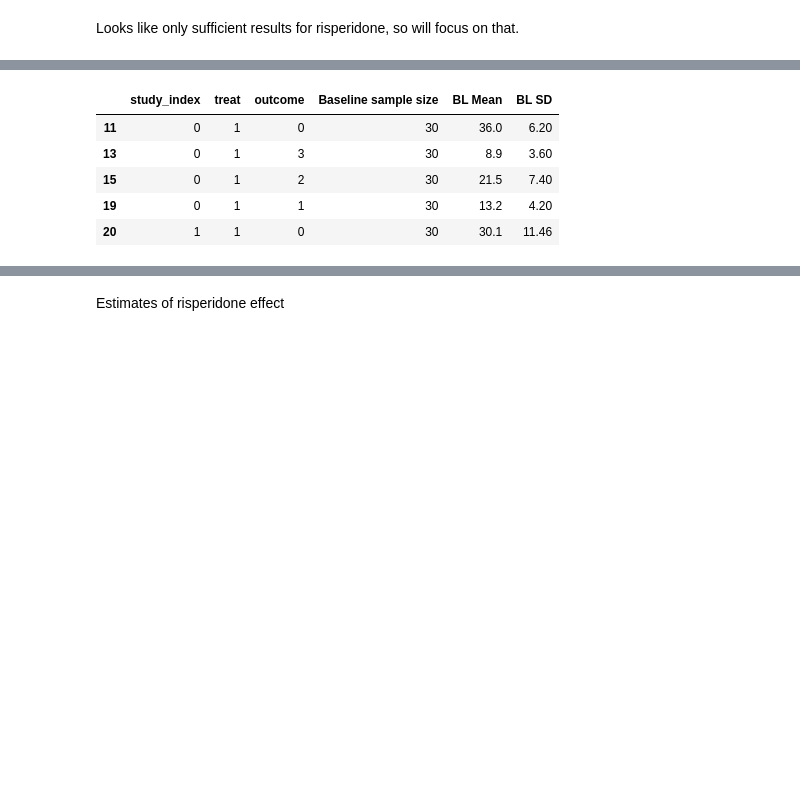
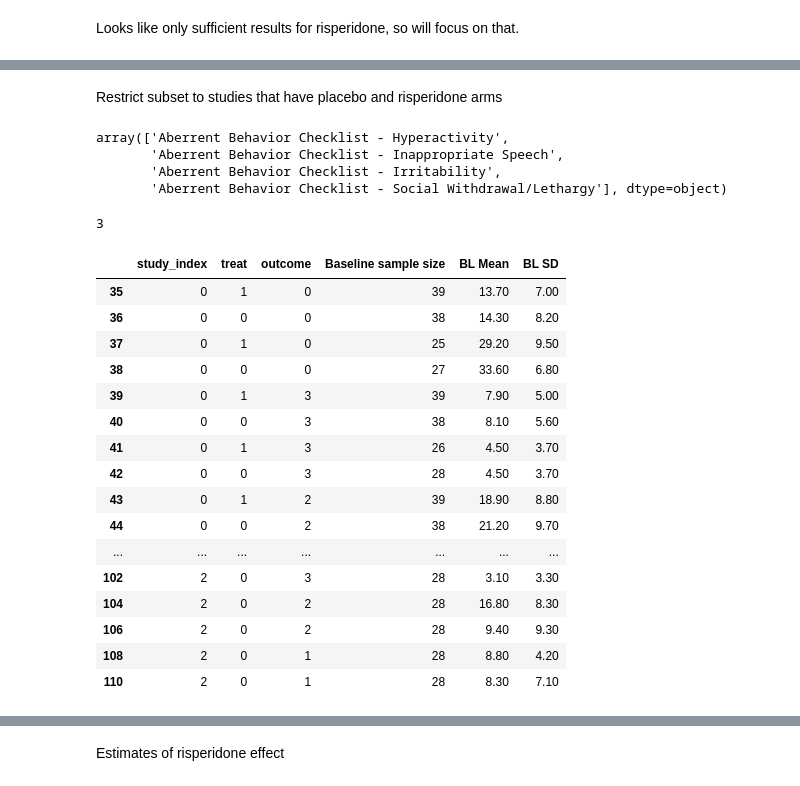
Before and after one commit to fonnesbeck/ASD_CER_Update, a Jupyter notebook: ASD CER Meta-analysis.ipynb, the cells around one changed output, grey strips where cells are left out. Saved outputs shown, nothing was run; the diff lists cells and outputs as text; code cells hidden in the pictures; blank space fills up the shorter version.

```diff
--- a/ASD CER Meta-analysis.ipynb
+++ b/ASD CER Meta-analysis.ipynb
@@ -212,18 +227,54 @@ plt.xlim(0, 50)
+# %% [markdown]
+Restrict subset to studies that have placebo and risperidone arms
+# %%
+contains_both = (antipsych_subset.groupby('REFID')
+                 .apply(lambda x: (x.Group_Desc=='Placebo').any() & (x.Group_Desc=='Risperidone').any()))
+# %%
+risp_placebo = antipsych_subset.REFID.unique()[contains_both]
+# %%
+antipsych_subset = antipsych_subset[antipsych_subset.REFID.isin(risp_placebo)]
+# %%
+antipsych_outcomes = antipsych_subset.Outcome_MA.unique()
+antipsych_outcomes
+# %% [output]
+array(['Aberrent Behavior Checklist - Hyperactivity',
+       'Aberrent Behavior Checklist - Inappropriate Speech',
+       'Aberrent Behavior Checklist - Irritability',
+       'Aberrent Behavior Checklist - Social Withdrawal/Lethargy'], dtype=object)
 # %%
-n_outcomes = len(abc_outcomes)
+n_outcomes = len(antipsych_outcomes)
 unique_studies = antipsych_subset.REFID.unique()
 n_studies = len(unique_studies)
+n_studies
+# %% [output]
+3
+# %%
+antipsych_subset['outcome'] = antipsych_subset.Outcome_MA.replace({'Aberrent Behavior Checklist - Hyperactivity':0,
+                                    'Aberrent Behavior Checklist - Social Withdrawal/Lethargy':1,
+                                    'Aberrent Behavior Checklist - Irritability':2,
+                                    'Aberrent Behavior Checklist - Inappropriate Speech':3})
 # %%
 antipsych_subset['study_index'] = antipsych_subset.REFID.apply(lambda x: np.where(unique_studies==x)[0][0])
 # %%
 baseline_data = antipsych_subset[['study_index', 'treat', 'outcome', 'Baseline sample size', 'BL Mean', 'BL SD']].drop_duplicates()
-baseline_data.head()
+baseline_data
 # %% [output]
 |  | study_index | treat | outcome | Baseline sample size | BL Mean | BL SD |
-| 11 | 0 | 1 | 0 | 30 | 36.0 | 6.20 |
-| 13 | 0 | 1 | 3 | 30 | 8.9 | 3.60 |
-| 15 | 0 | 1 | 2 | 30 | 21.5 | 7.40 |
-| 19 | 0 | 1 | 1 | 30 | 13.2 | 4.20 |
-| 20 | 1 | 1 | 0 | 30 | 30.1 | 11.46 |
+| 35 | 0 | 1 | 0 | 39 | 13.70 | 7.00 |
+| 36 | 0 | 0 | 0 | 38 | 14.30 | 8.20 |
+| 37 | 0 | 1 | 0 | 25 | 29.20 | 9.50 |
+| 38 | 0 | 0 | 0 | 27 | 33.60 | 6.80 |
+| 39 | 0 | 1 | 3 | 39 | 7.90 | 5.00 |
+| 40 | 0 | 0 | 3 | 38 | 8.10 | 5.60 |
+| 41 | 0 | 1 | 3 | 26 | 4.50 | 3.70 |
+| 42 | 0 | 0 | 3 | 28 | 4.50 | 3.70 |
+| 43 | 0 | 1 | 2 | 39 | 18.90 | 8.80 |
+| 44 | 0 | 0 | 2 | 38 | 21.20 | 9.70 |
+| ... | ... | ... | ... | ... | ... | ... |
+| 102 | 2 | 0 | 3 | 28 | 3.10 | 3.30 |
+| 104 | 2 | 0 | 2 | 28 | 16.80 | 8.30 |
+| 106 | 2 | 0 | 2 | 28 | 9.40 | 9.30 |
+| 108 | 2 | 0 | 1 | 28 | 8.80 | 4.20 |
+| 110 | 2 | 0 | 1 | 28 | 8.30 | 7.10 |
 # %%
 eot_data = antipsych_subset[['study_index', 'treat', 'outcome', 'sample_size', 'Mean', 'SD']].dropna()
```
Also changed, not shown: parts of 21 cells of this notebook.
